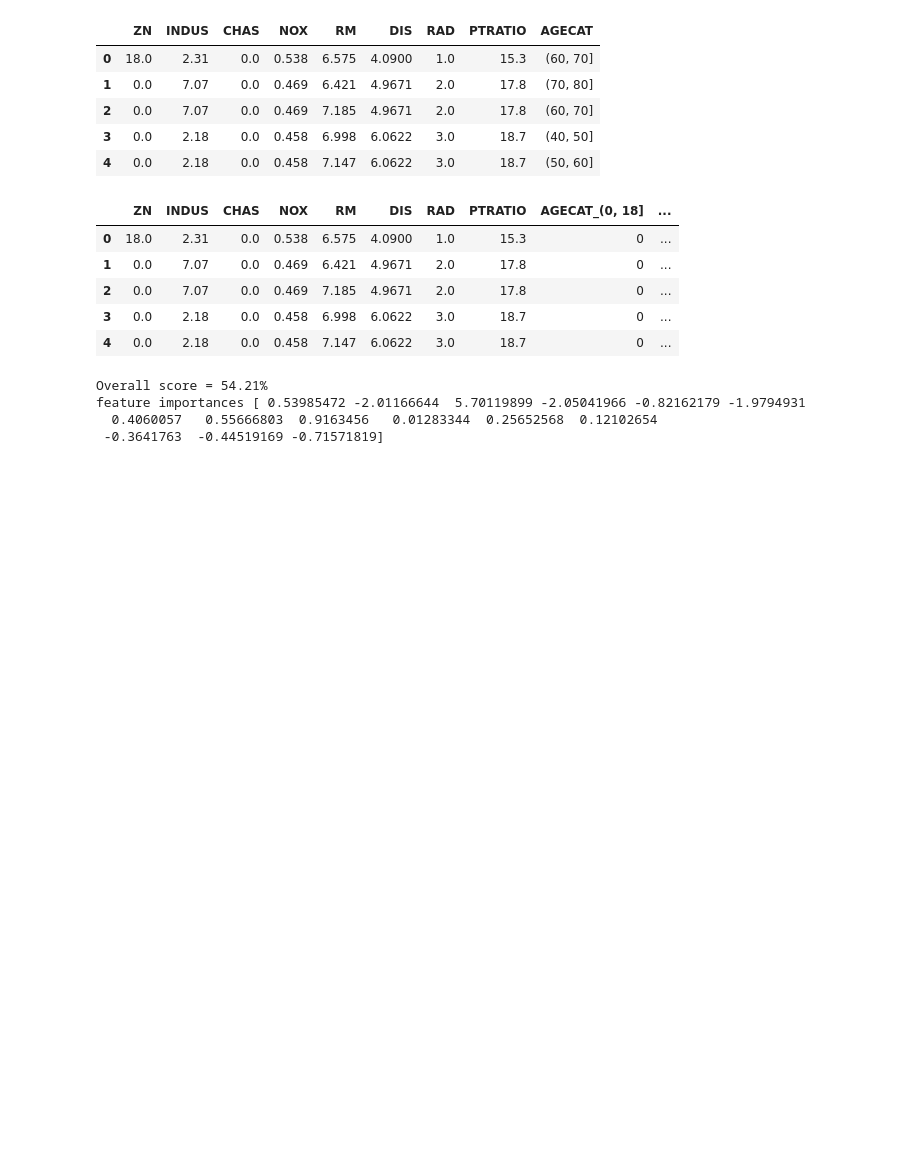
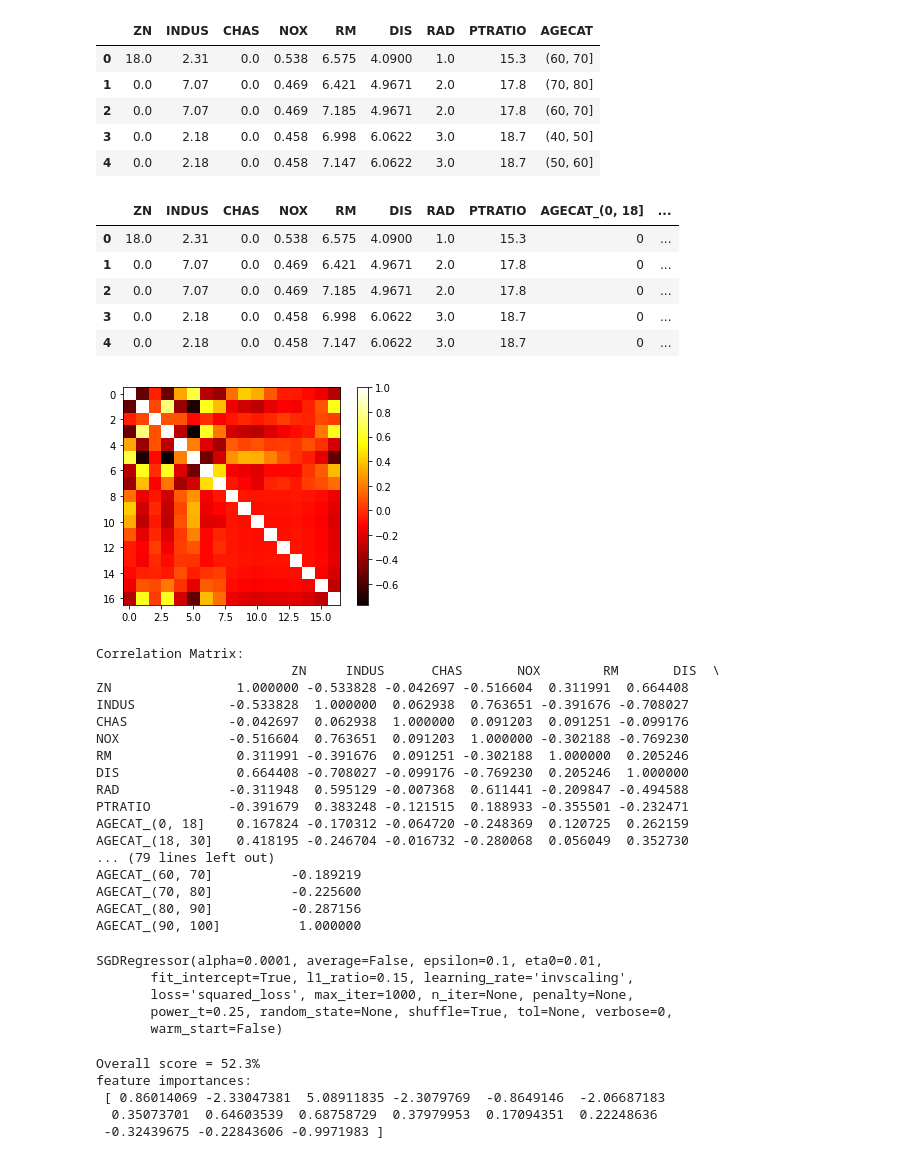
Before and after one commit to vipulpopat/MSCAI_CE4021_Project, a Jupyter notebook: SGD Regression.ipynb, the cells around one changed output. Cells and saved outputs as stored; diff of their text form; code cells hidden in the pictures; blank space fills up the shorter version.

Commit message:
Finalised SGD Regression

```diff
--- a/SGD Regression.ipynb
+++ b/SGD Regression.ipynb
@@ -154,4 +156,32 @@ boston_dummies.head()
 | 2 | 0.0 | 7.07 | 0.0 | 0.469 | 7.185 | 4.9671 | 2.0 | 17.8 | 0 | ... |
 | 3 | 0.0 | 2.18 | 0.0 | 0.458 | 6.998 | 6.0622 | 3.0 | 18.7 | 0 | ... |
 | 4 | 0.0 | 2.18 | 0.0 | 0.458 | 7.147 | 6.0622 | 3.0 | 18.7 | 0 | ... |
+# %%
+#examine correlation and plot a heatmap:
+#    "corr_mat = np.corrcoef(X,rowvar=False)\n",
+
+corr_mat = boston_dummies.corr()
+plt.imshow(corr_mat, cmap='hot')
+plt.colorbar()
+plt.show()
+print('Correlation Matrix:\n',corr_mat)
+# %% [output]
+[figure, added]
+Correlation Matrix:
+                         ZN     INDUS      CHAS       NOX        RM       DIS  \
+ZN                1.000000 -0.533828 -0.042697 -0.516604  0.311991  0.664408
+INDUS            -0.533828  1.000000  0.062938  0.763651 -0.391676 -0.708027
+CHAS             -0.042697  0.062938  1.000000  0.091203  0.091251 -0.099176
+NOX              -0.516604  0.763651  0.091203  1.000000 -0.302188 -0.769230
+RM                0.311991 -0.391676  0.091251 -0.302188  1.000000  0.205246
+DIS               0.664408 -0.708027 -0.099176 -0.769230  0.205246  1.000000
+RAD              -0.311948  0.595129 -0.007368  0.611441 -0.209847 -0.494588
+PTRATIO          -0.391679  0.383248 -0.121515  0.188933 -0.355501 -0.232471
+AGECAT_(0, 18]    0.167824 -0.170312 -0.064720 -0.248369  0.120725  0.262159
+AGECAT_(18, 30]   0.418195 -0.246704 -0.016732 -0.280068  0.056049  0.352730
+... (79 lines left out)
+AGECAT_(60, 70]          -0.189219
+AGECAT_(70, 80]          -0.225600
+AGECAT_(80, 90]          -0.287156
+AGECAT_(90, 100]          1.000000
 # %%
@@ -165,21 +209,8 @@ boston_df_final = boston_dummies.drop(['ZN','INDUS'],axis=1)
 # %%
-####################
-#
-# 2. Train & Test
-#
-####################
-
-#Prior to training, scale the data
-myscaler = StandardScaler()
-boston_df_scaled = pd.DataFrame(myscaler.fit_transform(boston_df_final),columns=boston_df_final.columns)
-
-#Split into train and test datasets
-X_train, X_test, y_train, y_test = train_test_split(boston_df_scaled, boston.target, test_size=0.6, random_state=39)
-
 #Fit the model
 my_sgd = SGDRegressor(alpha=0.0001, learning_rate='invscaling', loss='squared_loss', \
-                      max_iter=1000, n_iter=None, random_state=None)
-my_sgd.fit(X_train, y_train)
+                      max_iter=1000, random_state=None, average=False, penalty=None)
+my_sgd.fit(X_train_as_matrix, y_train)
 
 #SGDRegressor(alpha=0.0001, learning_rate='invscaling', loss='squared_loss', \
 #             max_iter=1000, n_iter=None, random_state=None)
@@ -191,20 +222,21 @@ my_sgd.fit(X_train, y_train)
 #       n_iter=None, n_iter_no_change=5, penalty='l2', power_t=0.25, \
 #       random_state=None, shuffle=True, tol=None, validation_fraction=0.1, \
 #       verbose=0, warm_start=False)
-
-
-#score the model using the test dataset
-sgd_score = my_sgd.score(X_test,y_test)
-print('Overall score = {}%'.format(round(sgd_score * 100, 2)))
-print('feature importances {}'.format(my_sgd.coef_))
-
-#Try get a better model using Grid Search
-grid_learning = ({'alpha':('linear', 'rbf'), 'C':[1, 10]}
->>> svc = svm.SVC(gamma="scale")
->>> clf = GridSearchCV(svc, parameters, cv=5)
->>> clf.fit(iris.data, iris.target)
 # %% [output]
-Overall score = 54.21%
-feature importances [ 0.53985472 -2.01166644  5.70119899 -2.05041966 -0.82162179 -1.9794931
-  0.4060057   0.55666803  0.9163456   0.01283344  0.25652568  0.12102654
- -0.3641763  -0.44519169 -0.71571819]
+SGDRegressor(alpha=0.0001, average=False, epsilon=0.1, eta0=0.01,
+       fit_intercept=True, l1_ratio=0.15, learning_rate='invscaling',
+       loss='squared_loss', max_iter=1000, n_iter=None, penalty=None,
+       power_t=0.25, random_state=None, shuffle=True, tol=None, verbose=0,
+       warm_start=False)
+# %%
+
+#score the model using the test dataset
+sgd_score = my_sgd.score(X_test_as_matrix,y_test)
+print('Overall score = {}%'.format(round(sgd_score * 100, 2)))
+print('feature importances:\n', my_sgd.coef_)
+# %% [output]
+Overall score = 52.3%
+feature importances:
+ [ 0.86014069 -2.33047381  5.08911835 -2.3079769  -0.8649146  -2.06687183
+  0.35073701  0.64603539  0.68758729  0.37979953  0.17094351  0.22248636
+ -0.32439675 -0.22843606 -0.9971983 ]
```
Also changed, not shown: parts of 10 cells of this notebook.
